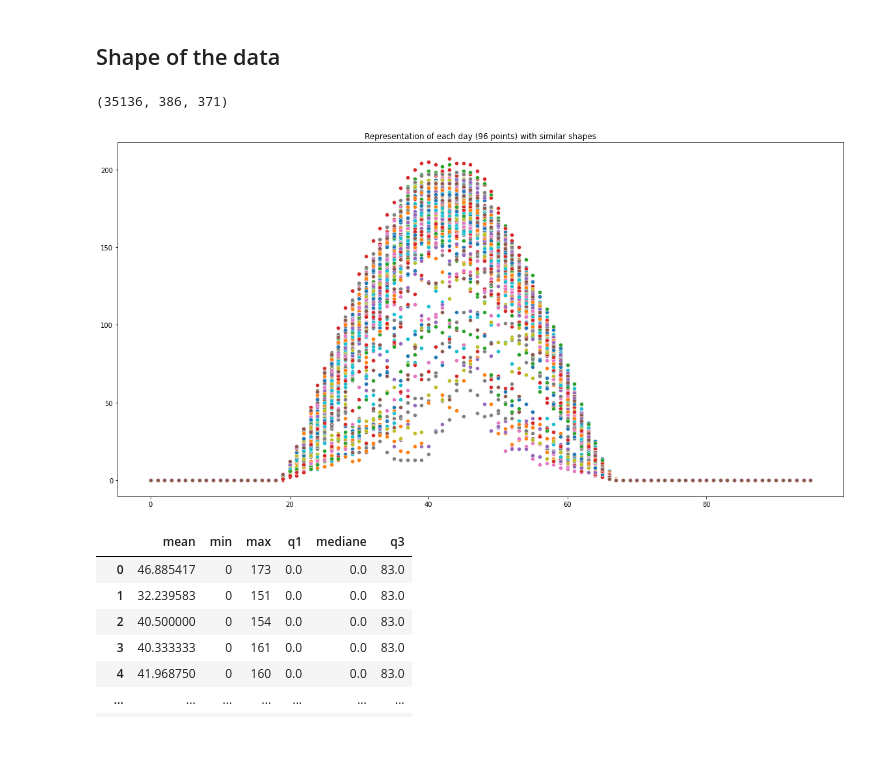
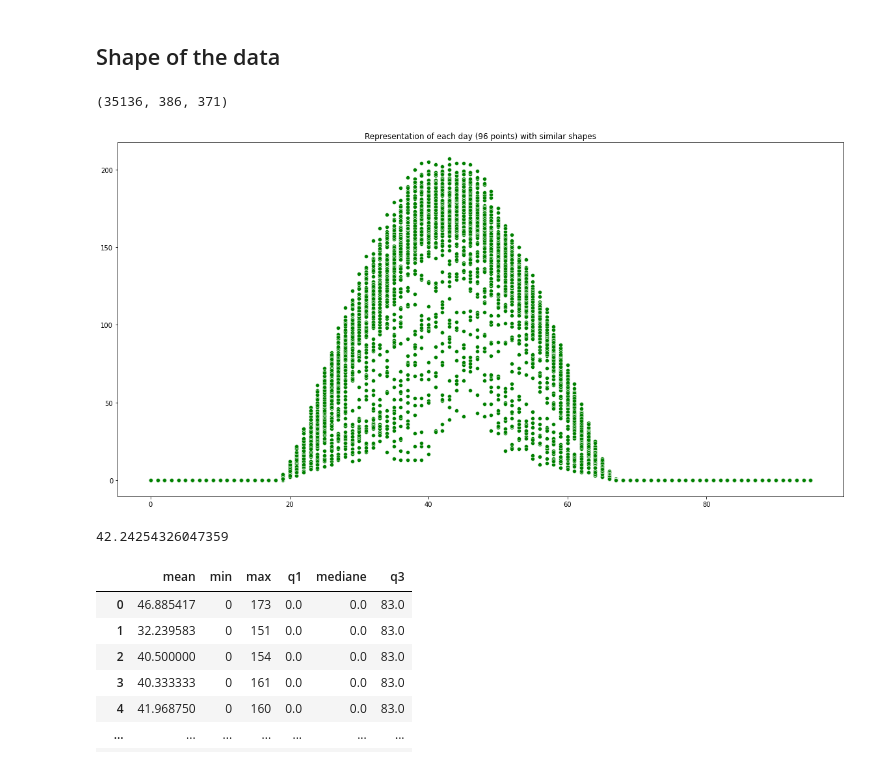
Before and after one commit to marcoboucas/irradiance, a Jupyter notebook: notebooks/data_analysis.ipynb, the cells around one changed output. Saved outputs shown, nothing was run; the diff lists cells and outputs as text; code cells hidden in the pictures.

```diff
--- a/notebooks/data_analysis.ipynb
+++ b/notebooks/data_analysis.ipynb
@@ -33,17 +33,21 @@ YEAR = 2020
 # %%
 values = load_data(DATA_FOLDER, YEAR)
 print(values.shape)
 fig, ax = plt.subplots(figsize=(20,10))
 ax.set_title("Representation of each day (96 points) with similar shapes")
 for i in range(0, values.shape[0], RAW_DATA_PERIOD):
-    sns.scatterplot(x=list(range(RAW_DATA_PERIOD)),y=values[i:i+RAW_DATA_PERIOD,200,200],ax=ax);
+    sns.scatterplot(x=list(range(RAW_DATA_PERIOD)),y=values[i:i+RAW_DATA_PERIOD,200,200],ax=ax, color="green");
     if i>10000:
         break
 
 plt.savefig('../docs/overlap_days.png')
 # %% [output]
 (35136, 386, 371)
-[figure, old version]
+[figure, new version]
+# %%
+values[:, 200, 200].mean()
+# %% [output]
+42.24254326047359
 # %%
 def compute_metrics_for_one_location_time(values, day_index: int, loc_x:int, loc_y: int, periode: int = 96):
     """Compute the metrics for one period."""
```
Also changed, not shown: 3 other files.
